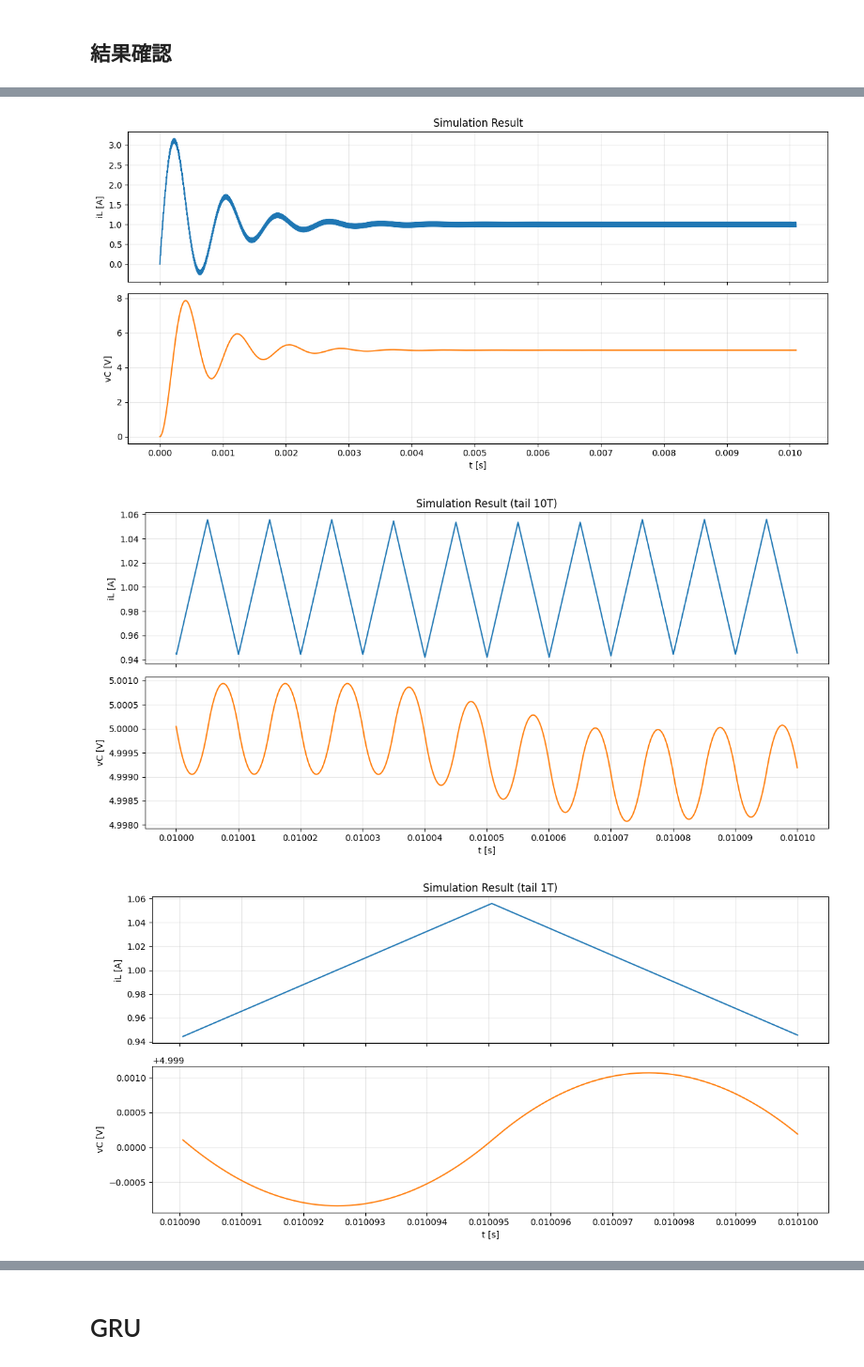
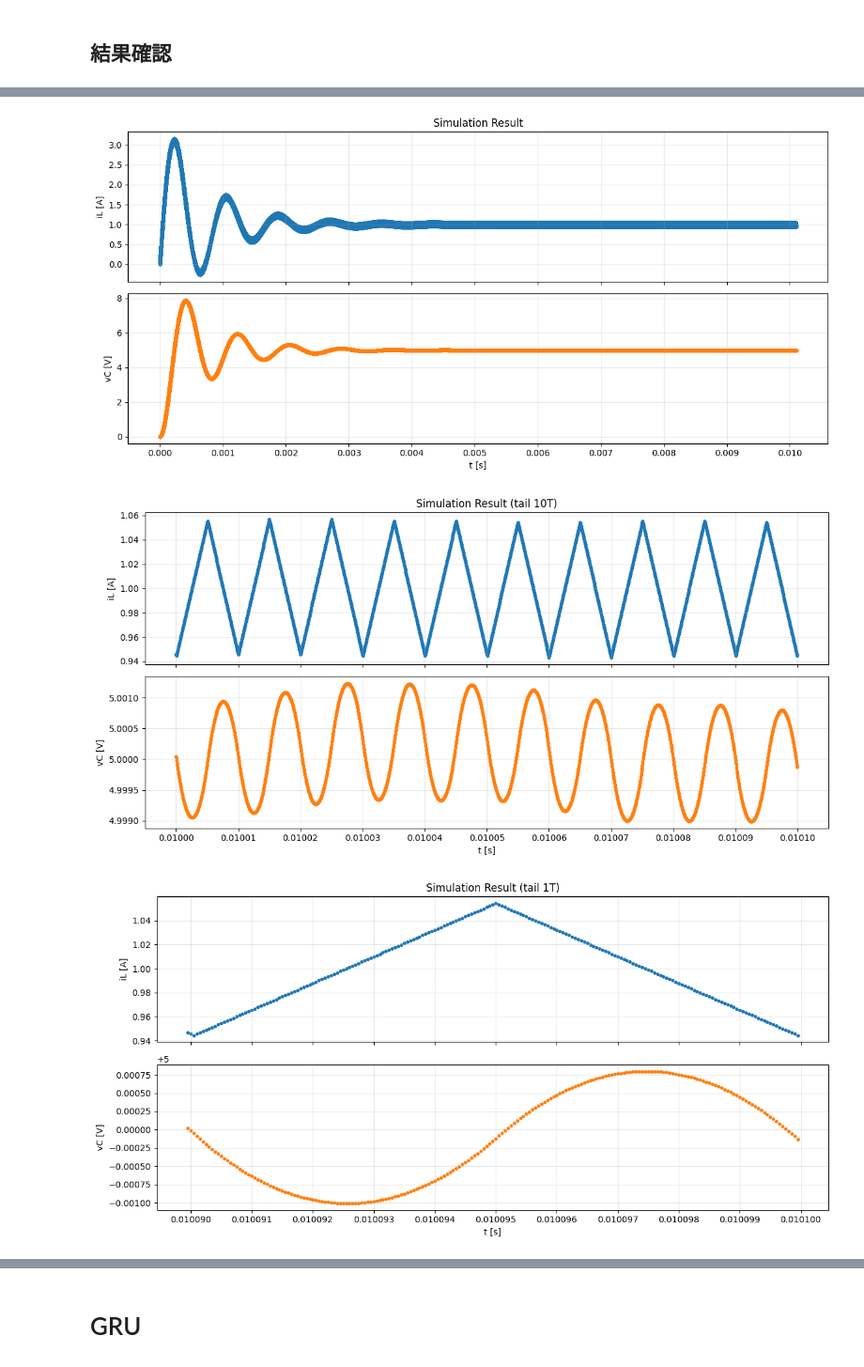
Before and after one commit to University-Laboratory/rnn-pann, a Jupyter notebook: actual_machine_notebooks/note4/note.ipynb, the cells around one changed output, grey strips where cells are left out. Shown at 94% size. Drawn from its saved outputs; the diff is of its cells as text; code cells hidden in the pictures.

```diff
--- a/actual_machine_notebooks/note4/note.ipynb
+++ b/actual_machine_notebooks/note4/note.ipynb
@@ -66,7 +66,7 @@ class Params:
     lr_c = 1e-2
     lr_r = 2e-2
 
-    epochs = 50000
+    epochs = 20000
 
     # GRU学習用のデータ準備（時系列データ）
     seq_length = 10
@@ -96,18 +96,18 @@ if keep_log:
 4. train, valid, test に分割
 # %%
 # 実機データの読み込み
-# t_raw, iL_raw, vC_raw = load_data(
-#     path=params.data_path,
-#     downsample_step=1,  # ダウンスケールしない
-#     T=params.T,
-#     cycles=params.cycles,
-#     iL_label="CH2",
-#     vC_label="CH1",
-# )
+t_raw, iL_raw, vC_raw = load_data(
+    path=params.data_path,
+    downsample_step=1,  # ダウンスケールしない
+    T=params.T,
+    cycles=params.cycles,
+    iL_label="CH2",
+    vC_label="CH1",
+)
 
 # シミュレーションデータ
 t_raw, iL_raw, vC_raw = load_data(
-    path="../../data/buck_sim_Vin10.0_Vref5.0_fs100000.0_ppc200_cyc1000/buck_sim_Vin10.0_Vref5.0_fs100000.csv",
+    path="../../data/buck_sim_Vin10.0_Vref5.0_fs100000.0_ppc1000_cyc1000/buck_sim_Vin10.0_Vref5.0_fs100000.csv",
     skiprows=0,
     downsample_step=1,  # ダウンスケールしない
     T=params.T,
@@ -189,13 +189,13 @@ if keep_log:
 # %%
 # train, valid, test の分割
-dt = t_downsampled[1:] - t_downsampled[:-1]
+dt = np.diff(t_downsampled)
 
 # numpy配列をテンソルに変換
-dt_tensor = torch.tensor(dt, dtype=torch.float32)
-u_tensor = torch.tensor(u, dtype=torch.float32)
-vs_tensor = torch.tensor(vs, dtype=torch.float32)
-iL_clipped_tensor = torch.tensor(iL_clipped, dtype=torch.float32)
-vC_clipped_tensor = torch.tensor(vC_clipped, dtype=torch.float32)
+dt_tensor = torch.tensor(dt, dtype=torch.float64)
+u_tensor = torch.tensor(u, dtype=torch.float64)
+vs_tensor = torch.tensor(vs, dtype=torch.float64)
+iL_clipped_tensor = torch.tensor(iL_clipped, dtype=torch.float64)
+vC_clipped_tensor = torch.tensor(vC_clipped, dtype=torch.float64)
 
 # train
 train_len = int(len(dt) * params.train_ratio)
@@ -411,10 +411,12 @@ t_sim: np.ndarray = np.linspace(
     params.cycles_sim * params.T,
     params.cycles_sim * params.samples_per_cycle + 1,
 )
-t_additional = t_downsampled + t_sim[-1]
+
+t_additional = t_downsampled + t_sim[-1] + params.T / params.samples_per_cycle
 t_sim = np.concatenate([t_sim, t_additional])
 
 dt_sim: np.ndarray = np.diff(t_sim)
+
 
 # スイッチング信号
 duty_phase = (t_sim[:-1] % params.T) / params.T
@@ -422,7 +424,7 @@ u_sim = (duty_phase < params.duty).astype(int)
 
 # 入力電圧
 vs_sim = np.ones(len(t_sim) - 1) * params.Vin
-x_tensor = torch.tensor(np.c_[vs_sim, u_sim, dt_sim], dtype=torch.float32)
+x_tensor = torch.tensor(np.c_[vs_sim, u_sim, dt_sim], dtype=torch.float64)
 
 h_sim = [torch.zeros(1, 2)]
 
@@ -463,14 +465,15 @@ if keep_log:
 # %%
 fig_list = plot_iLvC(
     t_sim,
     iL_sim,
     vC_sim,
     T=params.T,
     title="Simulation Result",
+    plot_style="scatter",
 )
 # %% [output]
-[figure, old version]
+[figure, new version]
-[figure, old version]
+[figure, new version]
-[figure, old version]
+[figure, new version]
 # %%
 # 一旦ここで中断
```
Also changed, not shown: parts of 15 cells of this notebook, 9 other files.
